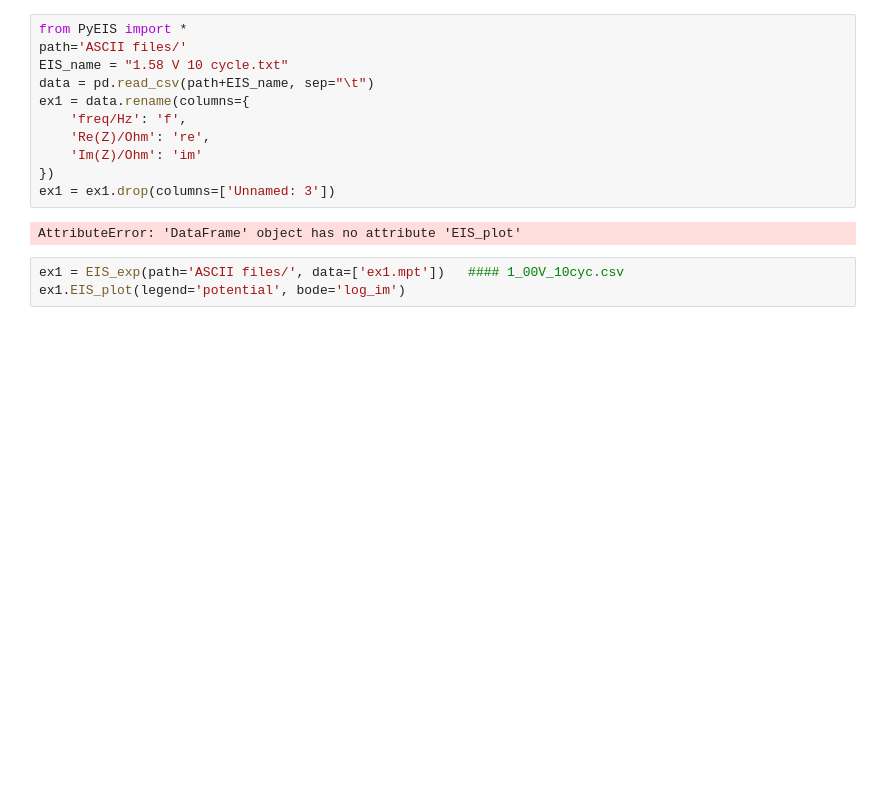
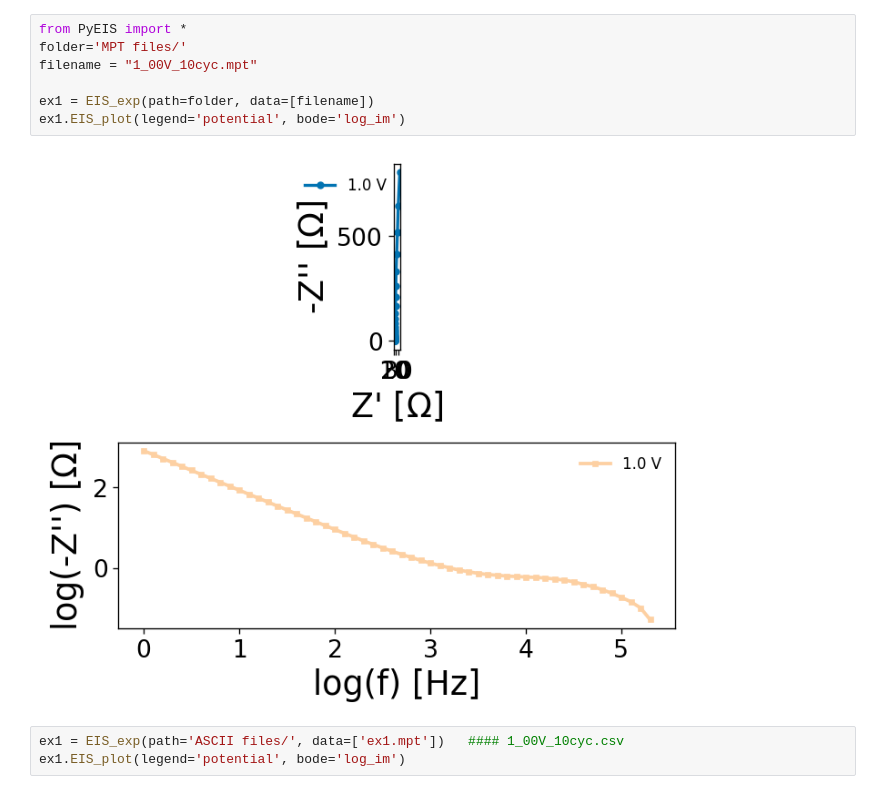
Before and after one commit to raulgarciadiez/EIS_HIROF, a Jupyter notebook: PyEIS_test.ipynb, the cells around one changed output. Saved outputs shown, nothing was run; the diff lists cells and outputs as text; blank space fills up the shorter version.

```diff
--- a/PyEIS_test.ipynb
+++ b/PyEIS_test.ipynb
@@ -1,16 +1,12 @@
-# %%
-from PyEIS import *
-path='ASCII files/'
-EIS_name = "1.58 V 10 cycle.txt"
-data = pd.read_csv(path+EIS_name, sep="\t")
-ex1 = data.rename(columns={
-    'freq/Hz': 'f',
-    'Re(Z)/Ohm': 're',
-    'Im(Z)/Ohm': 'im'
-})
-ex1 = ex1.drop(columns=['Unnamed: 3'])
-# %% [output]
-AttributeError: 'DataFrame' object has no attribute 'EIS_plot'
+# %%
+from PyEIS import *
+folder='MPT files/'
+filename = "1_00V_10cyc.mpt"
+
+ex1 = EIS_exp(path=folder, data=[filename])
+ex1.EIS_plot(legend='potential', bode='log_im')
+# %% [output]
+[figure, added]
 # %%
 ex1 = EIS_exp(path='ASCII files/', data=['ex1.mpt'])   #### 1_00V_10cyc.csv
 ex1.EIS_plot(legend='potential', bode='log_im')
```
Also changed, not shown: 2 other files.
